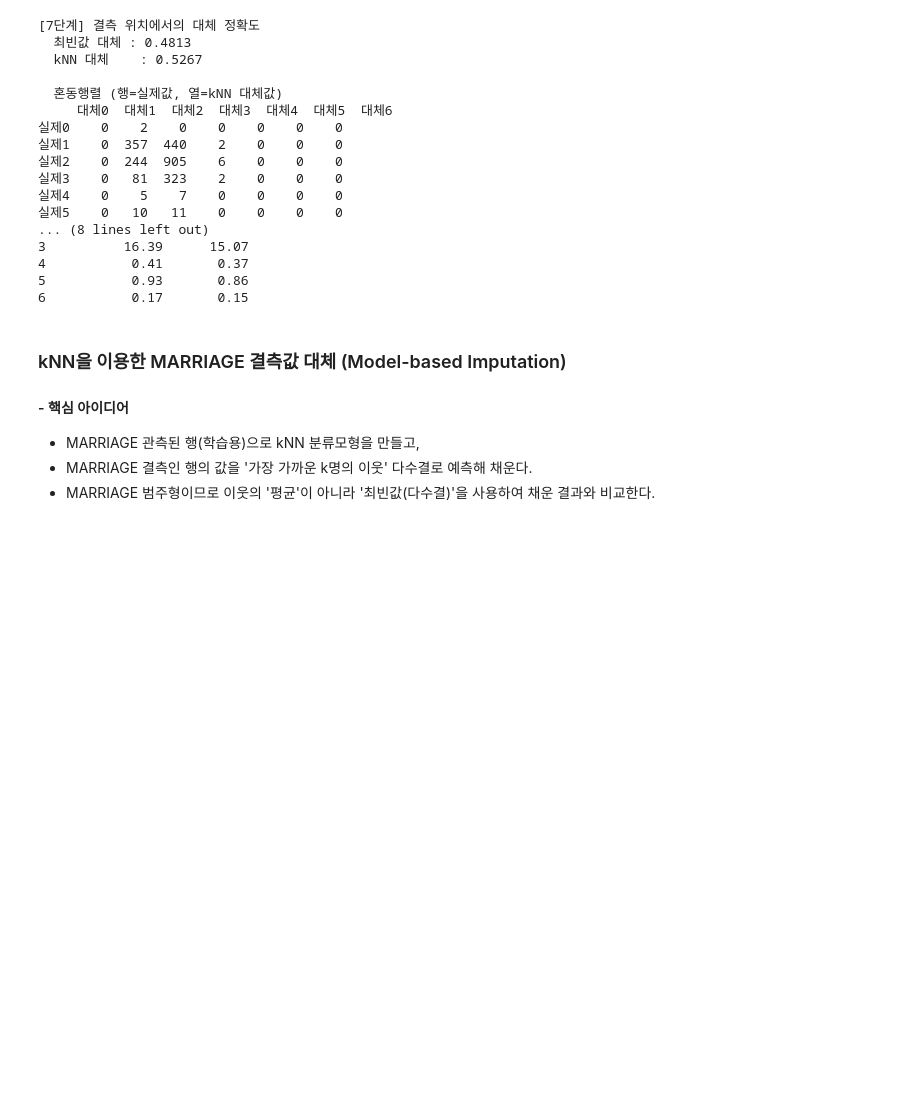
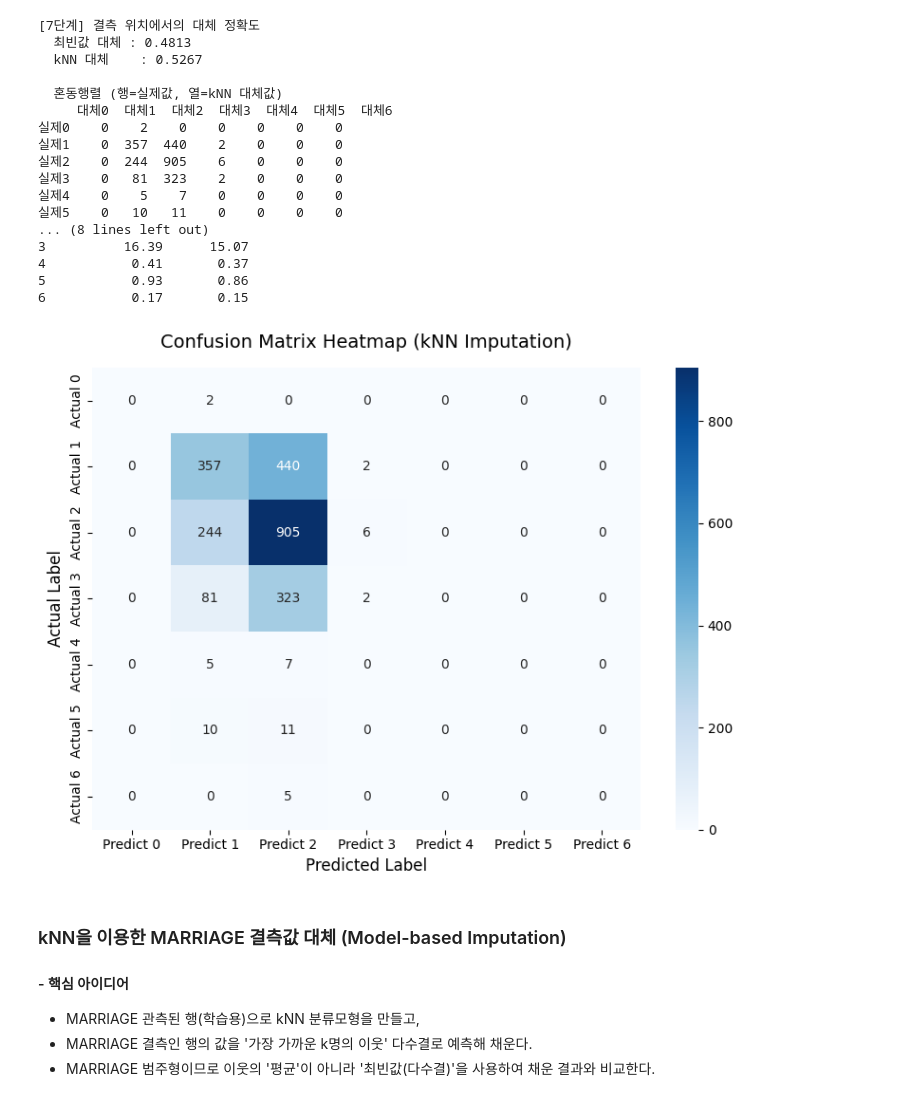
Before and after one commit to datadigger01/AI-Trade, a Jupyter notebook: Code_example/week_09_missingvalue_replacement_cat.ipynb, the cells around one changed output. Saved outputs shown, nothing was run; the diff lists cells and outputs as text; code cells hidden in the pictures; blank space fills up the shorter version.

```diff
--- a/Code_example/week_09_missingvalue_replacement_cat.ipynb
+++ b/Code_example/week_09_missingvalue_replacement_cat.ipynb
@@ -210,6 +237,23 @@ print(dist, "\n")
 4           0.41       0.37
 5           0.93       0.86
 6           0.17       0.15
+# %%
+import matplotlib.pyplot as plt
+import seaborn as sns
+
+# 혼돈행렬 시각화 (Heatmap)
+plt.figure(figsize=(8, 6))
+sns.heatmap(cm, annot=True, fmt='d', cmap='Blues', cbar=True,
+            xticklabels=[f'Predict {v}' for v in labels],
+            yticklabels=[f'Actual {v}' for v in labels])
+
+plt.title('Confusion Matrix Heatmap (kNN Imputation)', fontsize=14, pad=15)
+plt.xlabel('Predicted Label', fontsize=12)
+plt.ylabel('Actual Label', fontsize=12)
+plt.tight_layout()
+plt.show()
+# %% [output]
+[figure, added]
 # %% [markdown]
 ### kNN을 이용한 MARRIAGE 결측값 대체 (Model-based Imputation)
 #### - 핵심 아이디어
```
Also changed, not shown: parts of 2 cells of this notebook.
